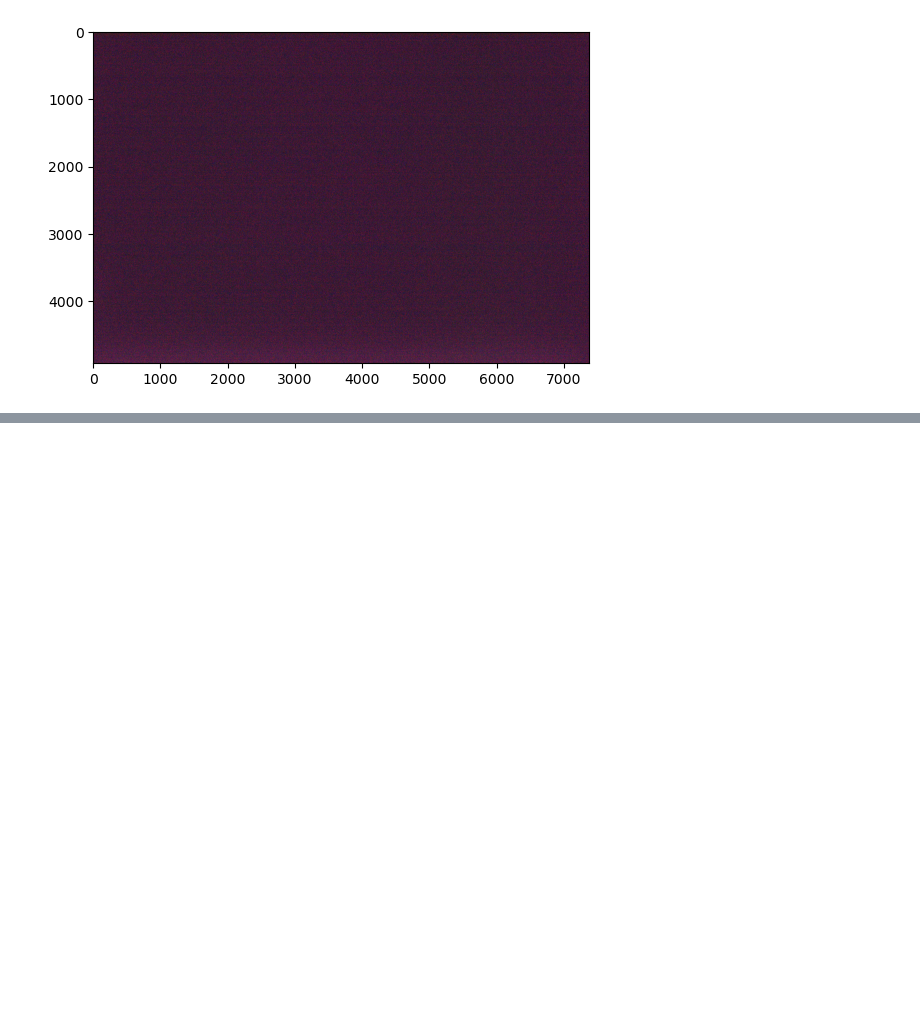
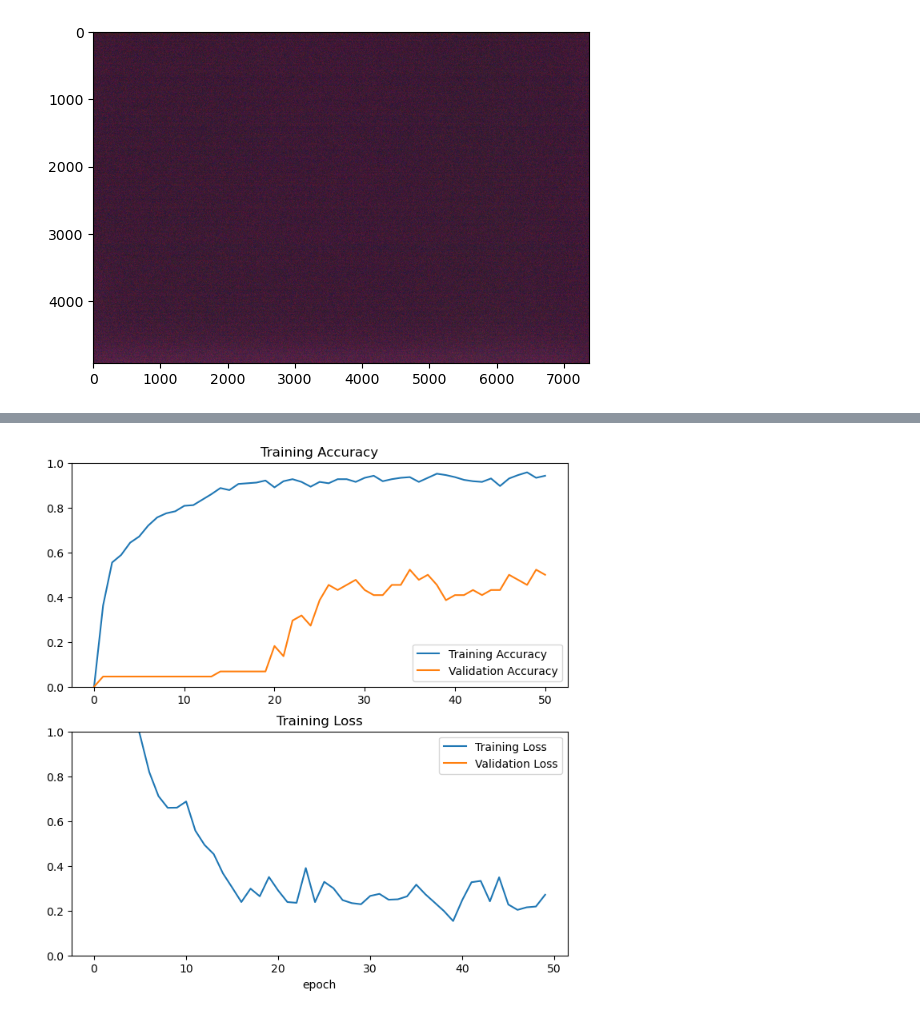
Before and after one commit to obinnakalu135/SolarCNN, a Jupyter notebook: CNN-Obinna.ipynb, the cells around one changed output, grey strips where cells are left out. Saved outputs shown, nothing was run; the diff lists cells and outputs as text; code cells hidden in the pictures; blank space fills up the shorter version.

```diff
--- a/CNN-Obinna.ipynb
+++ b/CNN-Obinna.ipynb
@@ -320,13 +231,13 @@ def compile_model(model):
 # %%
 
 # Compile model
-compile_model(model)
+compile_model(model1)
 
 # Define a callback to reduce the learning rate based on the validation accuracy
-lr_reduction = tf.keras.callbacks.ReduceLROnPlateau(monitor='val_accuracy',
+lr_reduction = tf.keras.callbacks.ReduceLROnPlateau(monitor='val_loss',
                                             patience=3,
                                             verbose=1,
-                                            mode = 'max',
+                                            mode = 'min',
                                             factor=0.5,
                                             min_lr=0.00001)
 
@@ -371,0 +356,8 @@ Epoch 2/50
+# %%
+initial_epochs = 50
+# Train the model using the oversampled train dataset
+history_resampled = model2.fit(
+    train_dataset_resampled,
+    epochs=initial_epochs,
+    validation_data=test_dataset,
+    callbacks=[lr_reduction, checkpoint])
@@ -372,29 +385,31 @@ Epoch 2/50
 # %%
 # Print a summary of the training accuracy and loss
-acc = [0.] + history.history['accuracy']
-val_acc = [0.] + history.history['val_accuracy']
-loss = history.history['loss']
-val_loss = history.history['val_loss']
+acc = [0.] + history_resampled.history['accuracy']
+val_acc = [0.] + history_resampled.history['val_accuracy']
+loss = history_resampled.history['loss']
+val_loss = history_resampled.history['val_loss']
 
 plt.figure(figsize=(8, 8))
 
 plt.subplot(2, 1, 1)
 plt.plot(acc, label='Training Accuracy')
 plt.plot(val_acc, label='Validation Accuracy')
 plt.ylim([0, 1])
-plt.plot([initial_epochs-1, initial_epochs-1],
-         plt.ylim(), label='Start Fine Tuning')
+"""plt.plot([initial_epochs-1, initial_epochs-1],
+         plt.ylim(), label='Start Fine Tuning')"""
 plt.legend(loc='lower right')
 plt.title('Training Accuracy')
 
 plt.subplot(2, 1, 2)
 plt.plot(loss, label='Training Loss')
 plt.plot(val_loss, label='Validation Loss')
 plt.ylim([0,1.0])
-plt.plot([initial_epochs-1, initial_epochs-1],
-         plt.ylim(), label='Start Fine Tuning')
+"""plt.plot([initial_epochs-1, initial_epochs-1],
+         plt.ylim(), label='Start Fine Tuning')"""
 plt.legend(loc='upper right')
 plt.title('Training Loss')
 plt.xlabel('epoch')
 
 plt.show()
+# %% [output]
+[figure, added]
```
Also changed, not shown: parts of 30 cells of this notebook.
